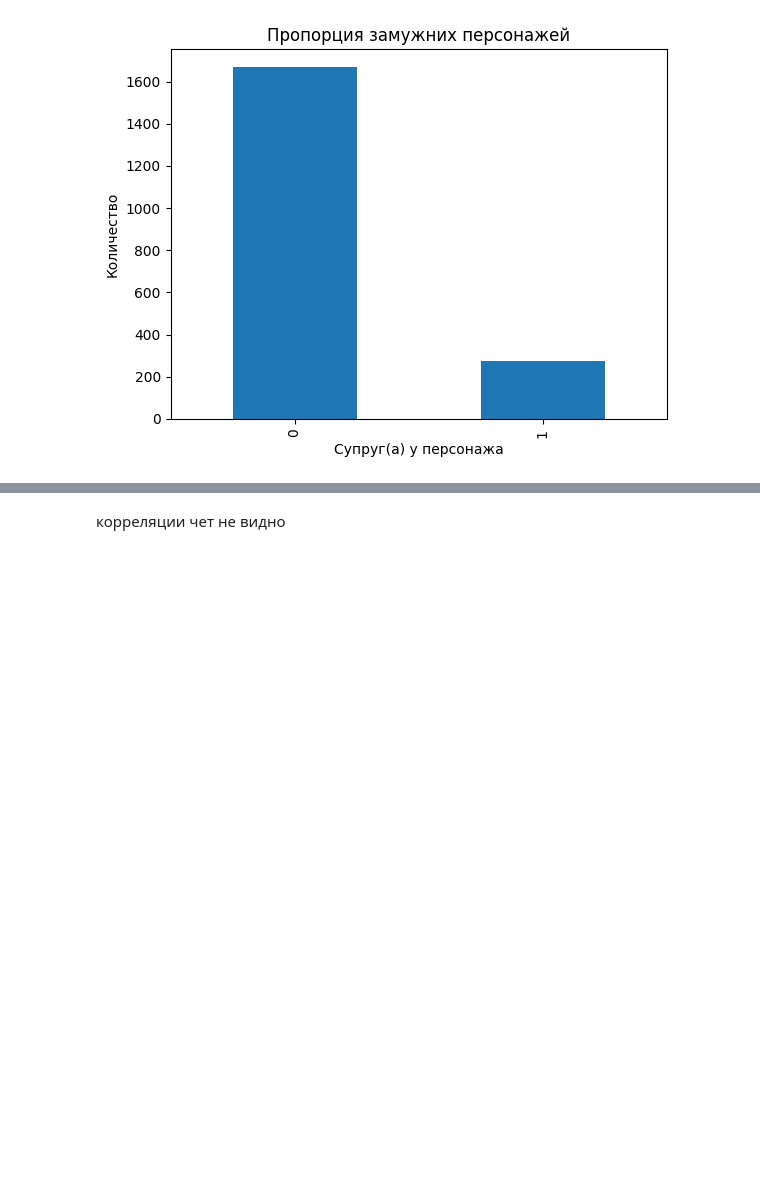
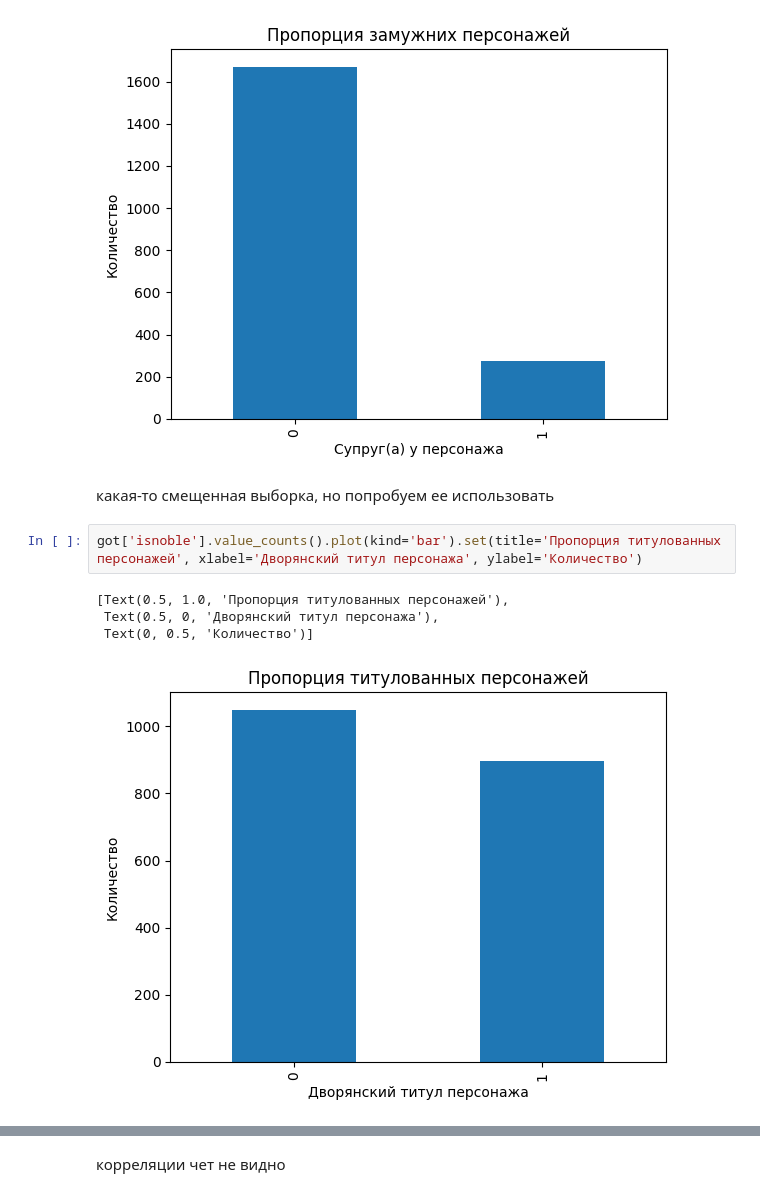
Before and after one commit to alsey3tit3nomad/my_stat, a Jupyter notebook: my_stat.ipynb, the cells around one changed output, grey strips where cells are left out. Drawn from its saved outputs; the diff is of its cells as text; blank space fills up the shorter version.

```diff
--- a/my_stat.ipynb
+++ b/my_stat.ipynb
@@ -367,3 +463,12 @@ got['ismarried'].value_counts().plot(kind='bar').set(title='Пропорция
  Text(0.5, 0, 'Супруг(а) у персонажа'),
  Text(0, 0.5, 'Количество')]
 [figure]
+# %% [markdown]
+какая-то смещенная выборка, но попробуем ее использовать
+# %%
+got['isnoble'].value_counts().plot(kind='bar').set(title='Пропорция титулованных персонажей', xlabel='Дворянский титул персонажа', ylabel='Количество')
+# %% [output]
+[Text(0.5, 1.0, 'Пропорция титулованных персонажей'),
+ Text(0.5, 0, 'Дворянский титул персонажа'),
+ Text(0, 0.5, 'Количество')]
+[figure, added]
```
Also changed, not shown: parts of 104 cells of this notebook.
